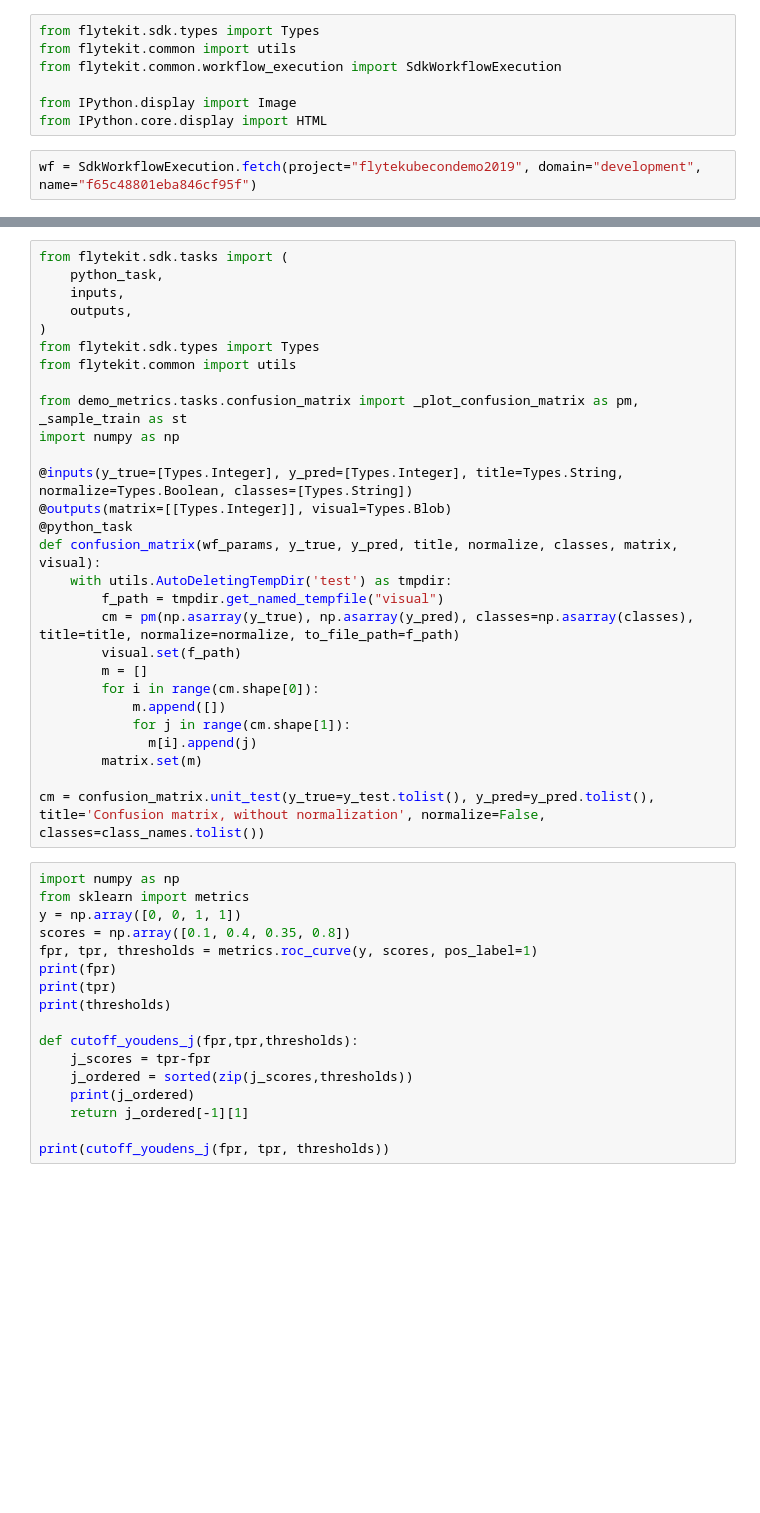
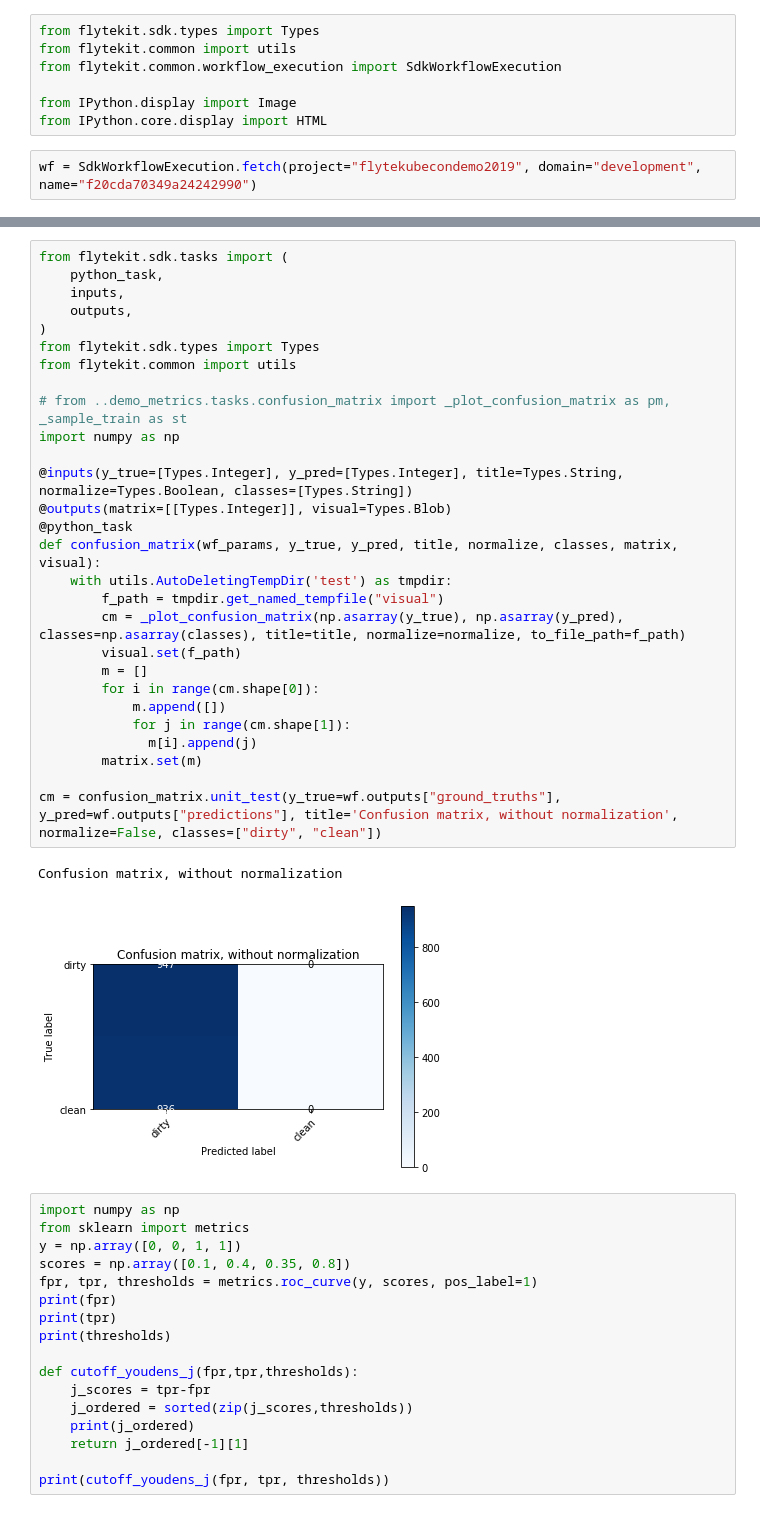
Before and after one commit to backup-test-123/flytekubecondemo2019, a Jupyter notebook: demoproject/Visualize Output.ipynb, the cells around one changed output, grey strips where cells are left out. Drawn from its saved outputs; the diff is of its cells as text; blank space fills up the shorter version.

```diff
--- a/demoproject/Visualize Output.ipynb
+++ b/demoproject/Visualize Output.ipynb
@@ -6,5 +6,5 @@ from flytekit.common.workflow_execution import SdkWorkflowExecution
 from IPython.display import Image
 from IPython.core.display import HTML
 # %%
-wf = SdkWorkflowExecution.fetch(project="flytekubecondemo2019", domain="development", name="f65c48801eba846cf95f")
+wf = SdkWorkflowExecution.fetch(project="flytekubecondemo2019", domain="development", name="f20cda70349a24242990")
 # %%
@@ -18,31 +155,34 @@ Image(url= "https://image.shutterstock.com/image-photo/beautiful-green-red-auror
 # %%
 from flytekit.sdk.tasks import (
     python_task,
     inputs,
     outputs,
 )
 from flytekit.sdk.types import Types
 from flytekit.common import utils
 
-from demo_metrics.tasks.confusion_matrix import _plot_confusion_matrix as pm, _sample_train as st
+# from ..demo_metrics.tasks.confusion_matrix import _plot_confusion_matrix as pm, _sample_train as st
 import numpy as np
 
 @inputs(y_true=[Types.Integer], y_pred=[Types.Integer], title=Types.String, normalize=Types.Boolean, classes=[Types.String])
 @outputs(matrix=[[Types.Integer]], visual=Types.Blob)
 @python_task
 def confusion_matrix(wf_params, y_true, y_pred, title, normalize, classes, matrix, visual):
     with utils.AutoDeletingTempDir('test') as tmpdir:
         f_path = tmpdir.get_named_tempfile("visual")
-        cm = pm(np.asarray(y_true), np.asarray(y_pred), classes=np.asarray(classes), title=title, normalize=normalize, to_file_path=f_path)
+        cm = _plot_confusion_matrix(np.asarray(y_true), np.asarray(y_pred), classes=np.asarray(classes), title=title, normalize=normalize, to_file_path=f_path)
         visual.set(f_path)
         m = []
         for i in range(cm.shape[0]):
             m.append([])
             for j in range(cm.shape[1]):
               m[i].append(j)
         matrix.set(m)
 
-cm = confusion_matrix.unit_test(y_true=y_test.tolist(), y_pred=y_pred.tolist(), title='Confusion matrix, without normalization', normalize=False, classes=class_names.tolist())
+cm = confusion_matrix.unit_test(y_true=wf.outputs["ground_truths"], y_pred=wf.outputs["predictions"], title='Confusion matrix, without normalization', normalize=False, classes=["dirty", "clean"])
+# %% [output]
+Confusion matrix, without normalization
+[figure, added]
 # %%
 import numpy as np
 from sklearn import metrics
```
Also changed, not shown: parts of 2 cells of this notebook, 3 other files.
